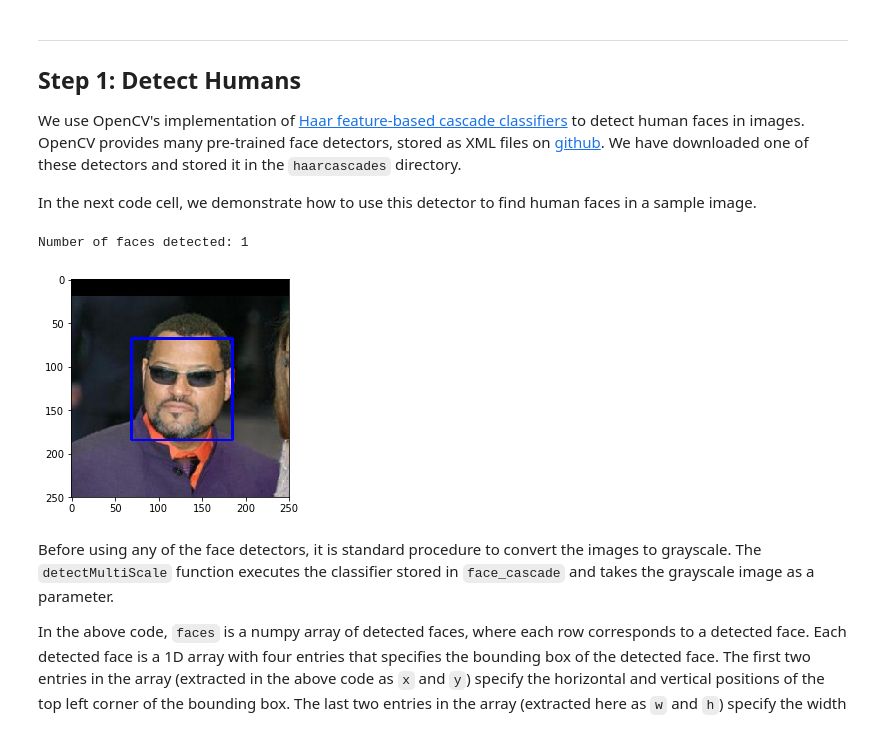
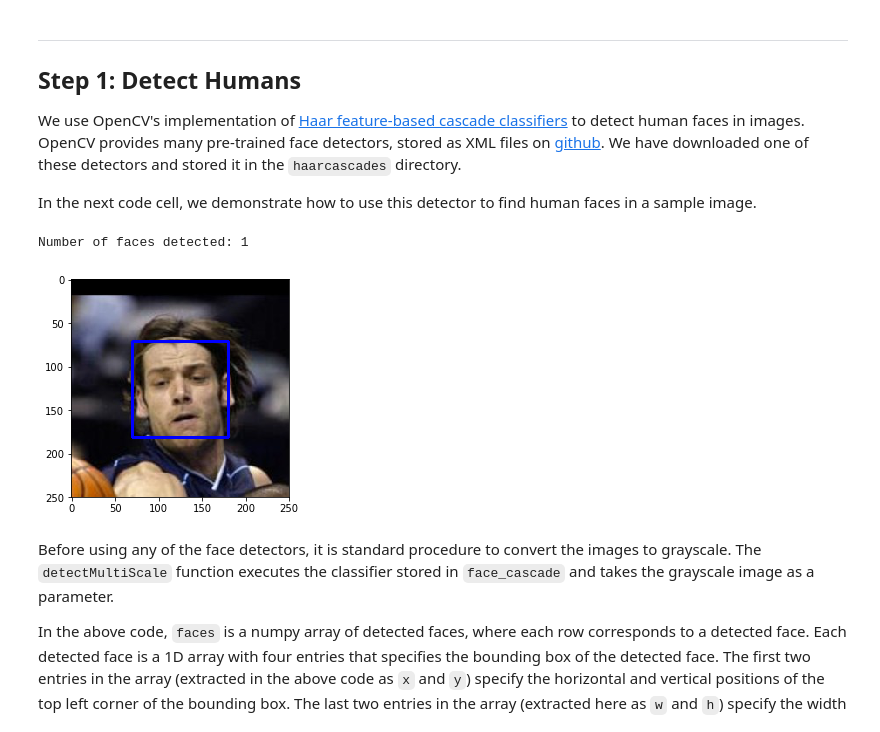
Before and after one commit to hjwk/dog-project, a Jupyter notebook: dog_app.ipynb, the cells around one changed output. Cells and saved outputs as stored; diff of their text form; code cells hidden in the pictures.

```diff
--- a/dog_app.ipynb
+++ b/dog_app.ipynb
@@ -115,35 +115,35 @@ In the next code cell, we demonstrate how to use this detector to find human fac
 import cv2
 import matplotlib.pyplot as plt
 %matplotlib inline
 
 # extract pre-trained face detector
 face_cascade = cv2.CascadeClassifier('haarcascades/haarcascade_frontalface_alt.xml')
 
 # load color (BGR) image
-img = cv2.imread(human_files[3])
+img = cv2.imread(human_files[8])
 # convert BGR image to grayscale
 gray = cv2.cvtColor(img, cv2.COLOR_BGR2GRAY)
 
 # find faces in image
 faces = face_cascade.detectMultiScale(gray)
 
 # print number of faces detected in the image
 print('Number of faces detected:', len(faces))
 
 # get bounding box for each detected face
 for (x,y,w,h) in faces:
     # add bounding box to color image
     cv2.rectangle(img,(x,y),(x+w,y+h),(255,0,0),2)
 
 # convert BGR image to RGB for plotting
 cv_rgb = cv2.cvtColor(img, cv2.COLOR_BGR2RGB)
 
 # display the image, along with bounding box
 plt.imshow(cv_rgb)
 plt.show()
 # %% [output]
 Number of faces detected: 1
-[figure, old version]
+[figure, new version]
 # %% [markdown]
 Before using any of the face detectors, it is standard procedure to convert the images to grayscale.  The `detectMultiScale` function executes the classifier stored in `face_cascade` and takes the grayscale image as a parameter.
 
```
Also changed, not shown: parts of 36 cells of this notebook, 16 other files.
